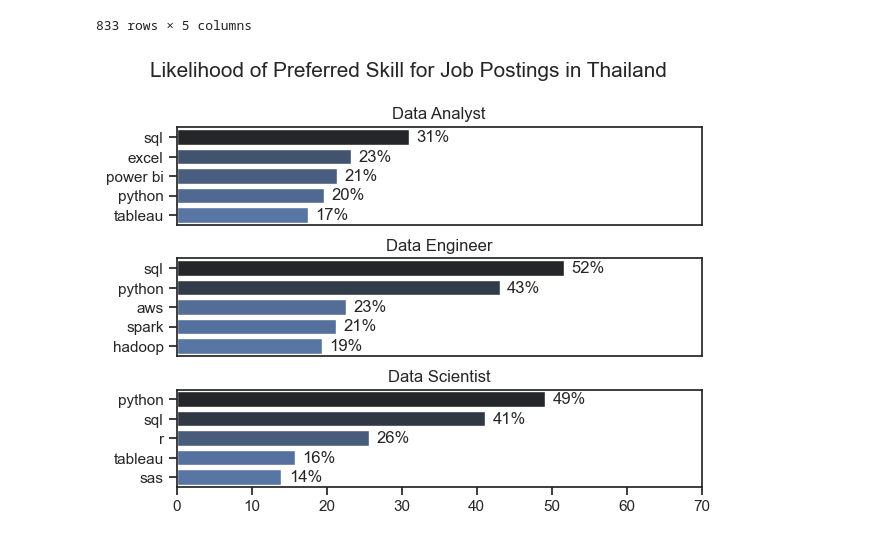
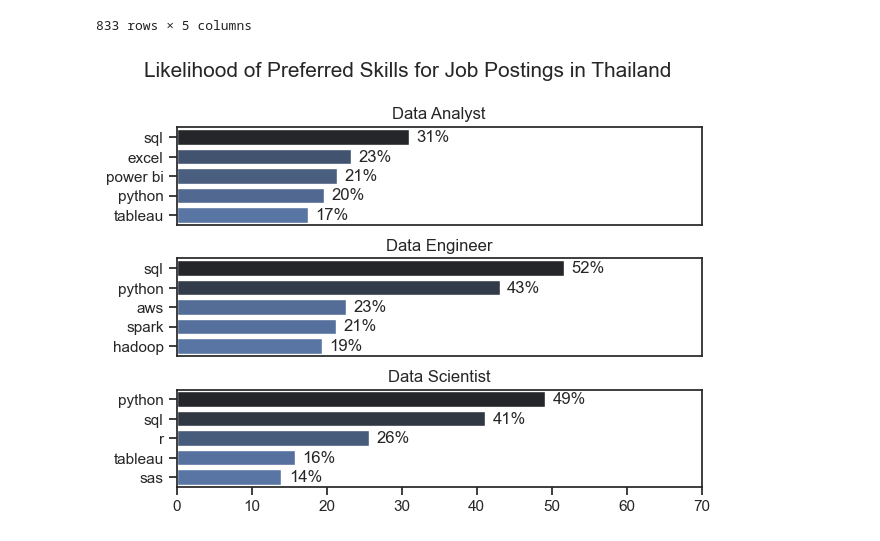
Before and after one commit to Phuthita-jant/Python_Data_Project, a Jupyter notebook: 3_Project/2_Skill_Demand.ipynb, the cells around one changed output. Cells and saved outputs as stored; diff of their text form; code cells hidden in the pictures.

```diff
--- a/3_Project/2_Skill_Demand.ipynb
+++ b/3_Project/2_Skill_Demand.ipynb
@@ -114,28 +114,28 @@ df_perc
 # %%
 #plot skills perc
 fig, ax = plt.subplots(len(job_titles), 1)
 
 sns.set_theme(style='ticks')
 for i, job_title in enumerate(job_titles):
     df_plot = df_perc[df_perc['job_title_short'] == job_title].head(5)[::-1]
     sns.barplot(data=df_plot, x='skill_percent', y='job_skills', ax=ax[i], hue='skill_percent', palette='dark:b_r')
     ax[i].set_title(job_title)
     ax[i].invert_yaxis()
     ax[i].set_ylabel('')
     ax[i].set_xlabel('')
     ax[i].get_legend().remove()
     ax[i].set_xlim(0, 70)
 
 #remove x_axis ticks for readability
     if i != (len(job_titles) - 1):
         ax[i].set_xticks([])
 
 #label percentages on bars
     for n, v in enumerate(df_plot['skill_percent']):
         ax[i].text(v + 1, n, f'{v:.0f}%', va='center')
 
-fig.suptitle('Likelihood of Preferred Skill for Job Postings in Thailand', fontsize=15)
+fig.suptitle('Likelihood of Preferred Skills for Job Postings in Thailand', fontsize=15)
 fig.tight_layout(h_pad=0.8)
 plt.show()
 # %% [output]
-[figure, old version]
+[figure, new version]
```
Also changed, not shown: 1 other file.
